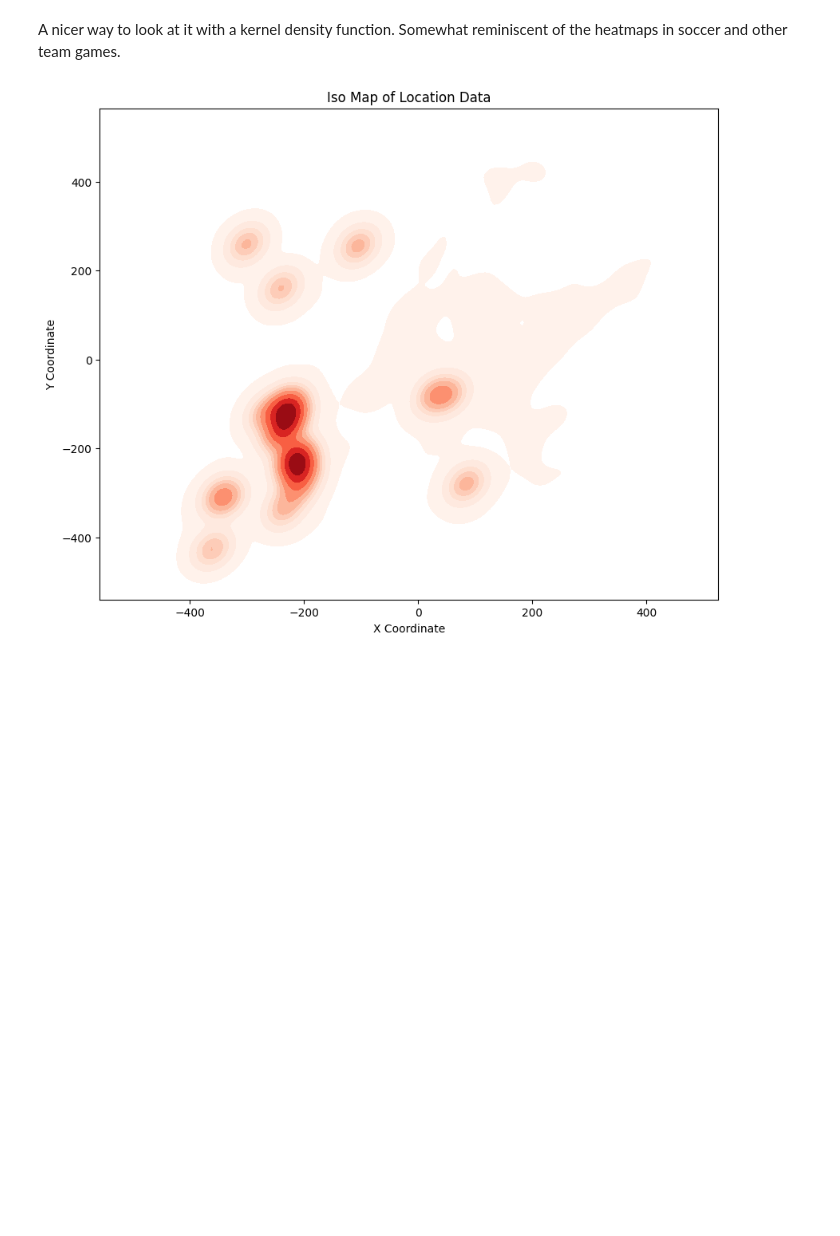
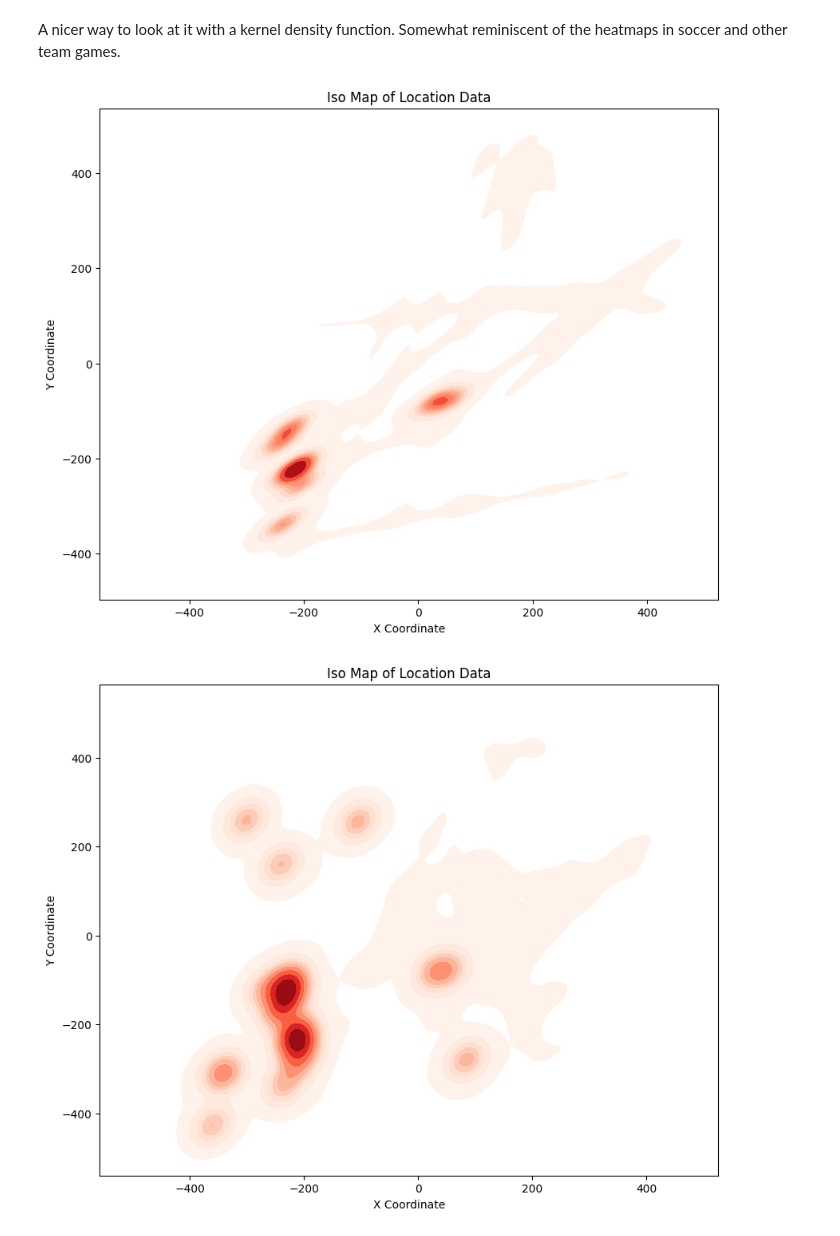
Before and after one commit to RahulSinghalChicago/iot-lab5, a Jupyter notebook: 01_Sim_logs_EDA.ipynb, the cells around one changed output. Cells and saved outputs as stored; diff of their text form; code cells hidden in the pictures; blank space fills up the shorter version.

Commit message:
add scatterplot for zebras

```diff
--- a/01_Sim_logs_EDA.ipynb
+++ b/01_Sim_logs_EDA.ipynb
@@ -329,5 +332,27 @@ axes[1].set_title('Timestamp')
 # %% [markdown]
 A nicer way to look at it with a kernel density function. Somewhat reminiscent of the heatmaps in soccer and other team games.
+# %%
+
+# Set up the figure and axis
+fig, ax = plt.subplots(figsize=(10, 8))
+
+# Apply the kernel density estimate to the location data and create a heatmap
+sns.kdeplot(
+    x=df_zebra['Location_X'],
+    y=df_zebra['Location_Y'],
+    cmap='Reds',
+    fill=True,
+    bw_method =0.15,
+    ax=ax,
+    )
+
+ax.set_xlabel('X Coordinate')
+ax.set_ylabel('Y Coordinate')
+ax.set_title('Iso Map of Location Data')
+
+plt.show()
+# %% [output]
+[figure, added]
 # %%
 
 # Set up the figure and axis
```
Also changed, not shown: parts of 1 cell of this notebook.
